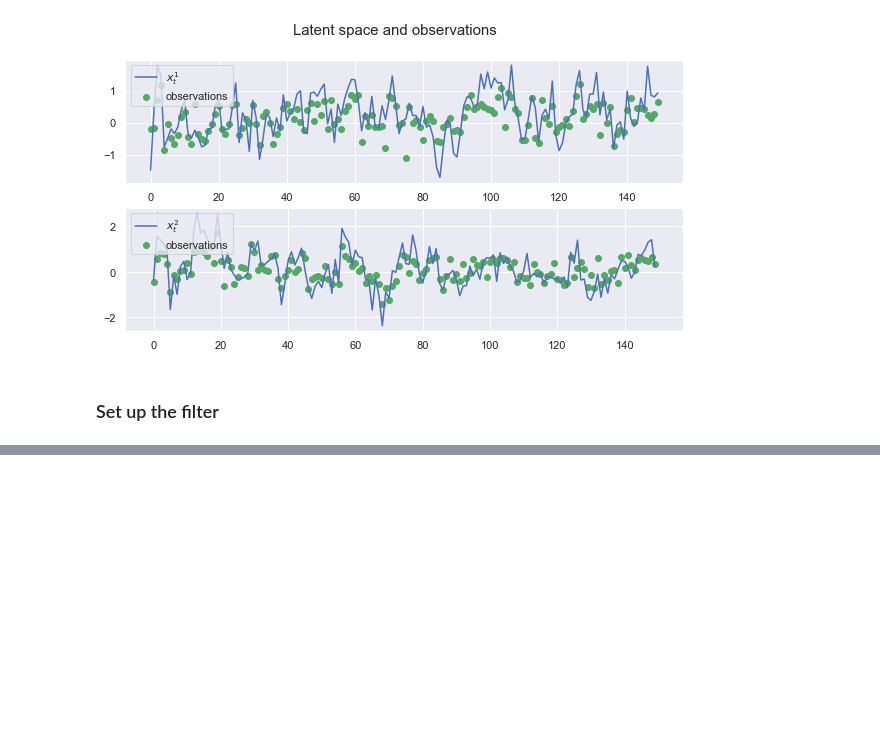
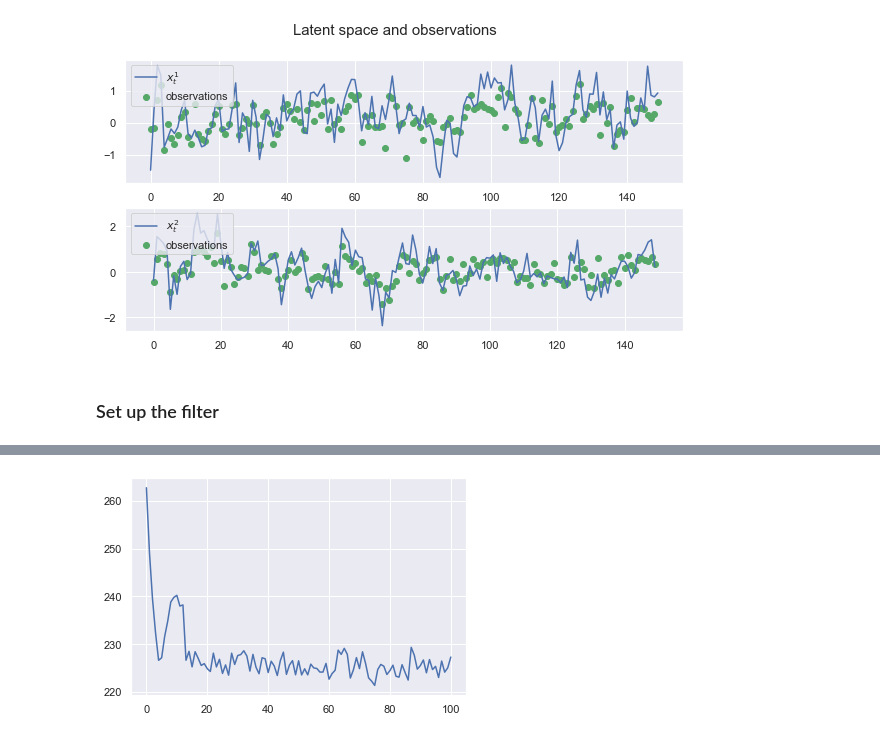
Before and after one commit to JTT94/filterflow, a Jupyter notebook: notebooks/examples/Backprop_test.ipynb, the cells around one changed output, grey strips where cells are left out. Saved outputs shown, nothing was run; the diff lists cells and outputs as text; code cells hidden in the pictures; blank space fills up the shorter version.

```diff
--- a/notebooks/examples/Backprop_test.ipynb
+++ b/notebooks/examples/Backprop_test.ipynb
@@ -107,10 +106,10 @@ initial_state = State(particles=initial_particles,
                       weights=initial_weights,
                       log_likelihoods=log_likelihoods)
 # %%
-init_transition_matrix = tf.random.uniform([state_dim, state_dim], 0., 1.)
+init_transition_matrix = 0. * tf.eye(state_dim)
 learnable_transition_matrix = tf.Variable(init_transition_matrix, trainable=True)
 
-init_triangular_covariance = tfp.math.fill_triangular(tf.random.uniform([state_dim*(state_dim+1)//2], -1., 1.))
+init_triangular_covariance = tf.eye(state_dim)
 learnable_transition_covariance = tf.Variable(init_triangular_covariance, trainable=True)
 # %%
 resampling_criterion = NeffCriterion(tf.constant(0.5), tf.constant(True))
@@ -133,10 +132,6 @@ learnable_systematic_smc = SMC(observation_model, learnable_transition_model, pr
 learnable_regularized_smc = SMC(observation_model, learnable_transition_model, proposal_model, resampling_criterion, regularized)
 learnable_corrected_smc = SMC(observation_model, learnable_transition_model, proposal_model, resampling_criterion, corrected)
 true_smc = SMC(observation_model, transition_model, proposal_model, resampling_criterion, systematic)
-# %%
-# Create an optimizer.
-optimizer = tf.optimizers.Adam(learning_rate=1e-2)
-tqdm_callback = tfa.callbacks.TQDMProgressBar()
 # %%
 @tf.function
 def loss_func(smc):
@@ -144,20 +138,15 @@ def loss_func(smc):
     final_state = smc(initial_state, observation_series=obs_data, n_observations=T, return_final=True)
     return -tf.reduce_mean(final_state.log_likelihoods), tf.math.reduce_std(final_state.log_likelihoods)
 # %%
-@tf.function
 def train_one_step(optimizer, smc):
     var_list= [learnable_transition_matrix, learnable_transition_covariance]
     with tf.GradientTape() as tape:
         tape.watch(var_list)
         loss, _ = loss_func(smc)
     grads = tape.gradient(loss, var_list)
-    clip = lambda val: tf.clip_by_value(val, -100., 100.)
-    grads = [clip(grad) for grad in grads]
-    tf.print('grads', grads, end='\r')
     optimizer.apply_gradients(zip(grads,var_list))
     return loss, grads
 
-@tf.function
 def train(optimizer, smc, num_steps = 101):
     assign_1 = learnable_transition_matrix.assign(init_transition_matrix)
     assign_2 = learnable_transition_covariance.assign(init_triangular_covariance)
@@ -166,7 +155,7 @@ def train(optimizer, smc, num_steps = 101):
     with tf.control_dependencies([assign_1, assign_2]):
         for step in tf.range(num_steps):
             loss, grads = train_one_step(optimizer, smc)
-            tf.print('Step', step, '/', num_steps - 1, ': loss = ', loss, end='\r')
+            tf.print('Step', step, '/', num_steps - 1, ': loss = ', loss, ', lr = ', optimizer.lr(step), end='\r')
             loss_tensor_array = loss_tensor_array.write(step, loss)
             grad_tensor_array = grad_tensor_array.write(step, tf.reduce_max(tf.abs(grads)))
     return loss_tensor_array.stack(), grad_tensor_array.stack(), tf.convert_to_tensor(learnable_transition_matrix), tf.convert_to_tensor(learnable_transition_covariance @ tf.transpose(learnable_transition_covariance))
@@ -192,0 +162,6 @@ Step 100 / 100 : loss =  270.979095
+# %%
+num_steps=101
+lr_fn = tf.optimizers.schedules.PolynomialDecay(1e-1, num_steps, 1e-4, 1)
+optimizer = tf.optimizers.Adam(learning_rate=lr_fn)
+
+sys_loss, sys_grad, sys_learned_transition_matrix, sys_learned_covariance = train(optimizer, learnable_systematic_smc, num_steps=num_steps)
@@ -192,0 +170,4 @@ Step 100 / 100 : loss =  270.979095
+# %%
+_ = plt.plot(sys_loss)
+# %% [output]
+[figure, added]
```
Also changed, not shown: parts of 22 cells of this notebook, 5 other files.
